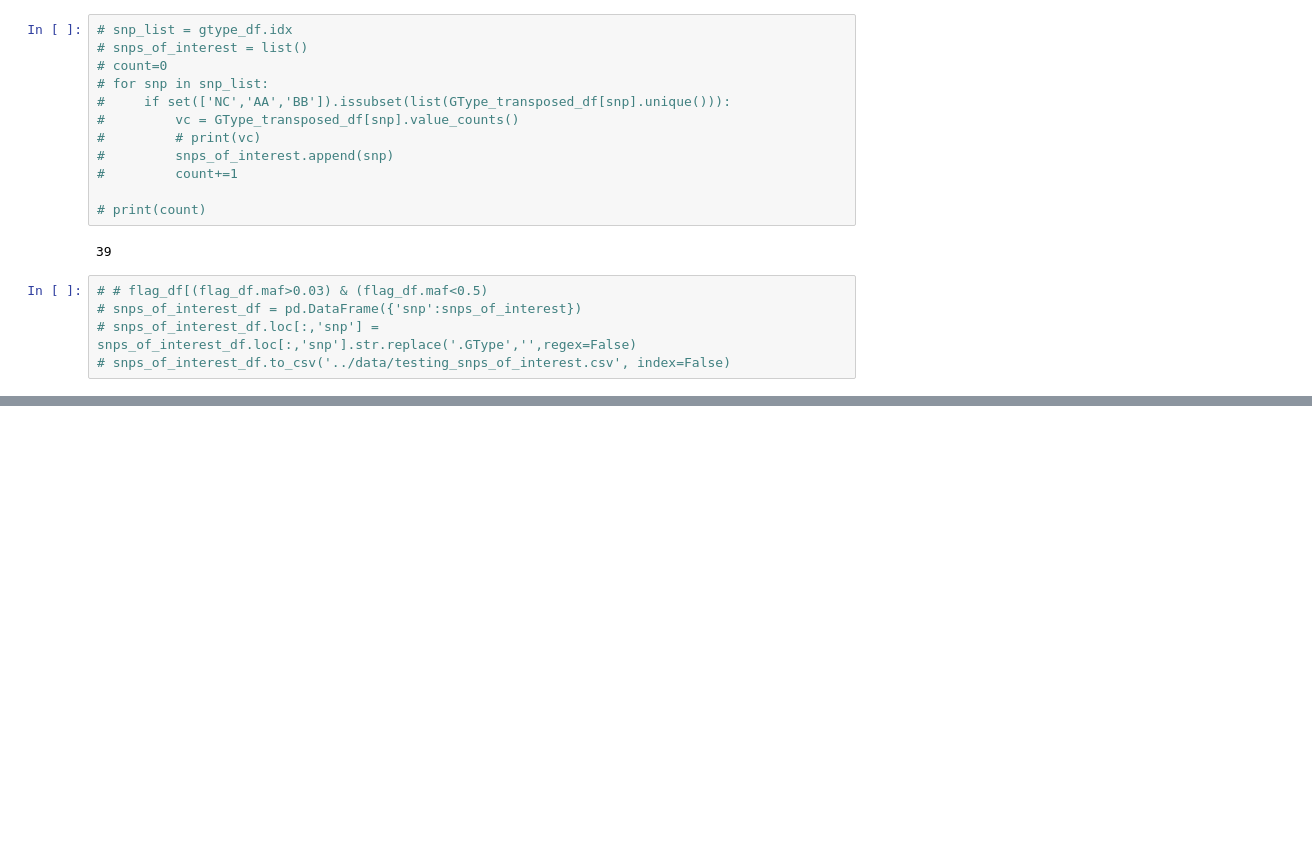
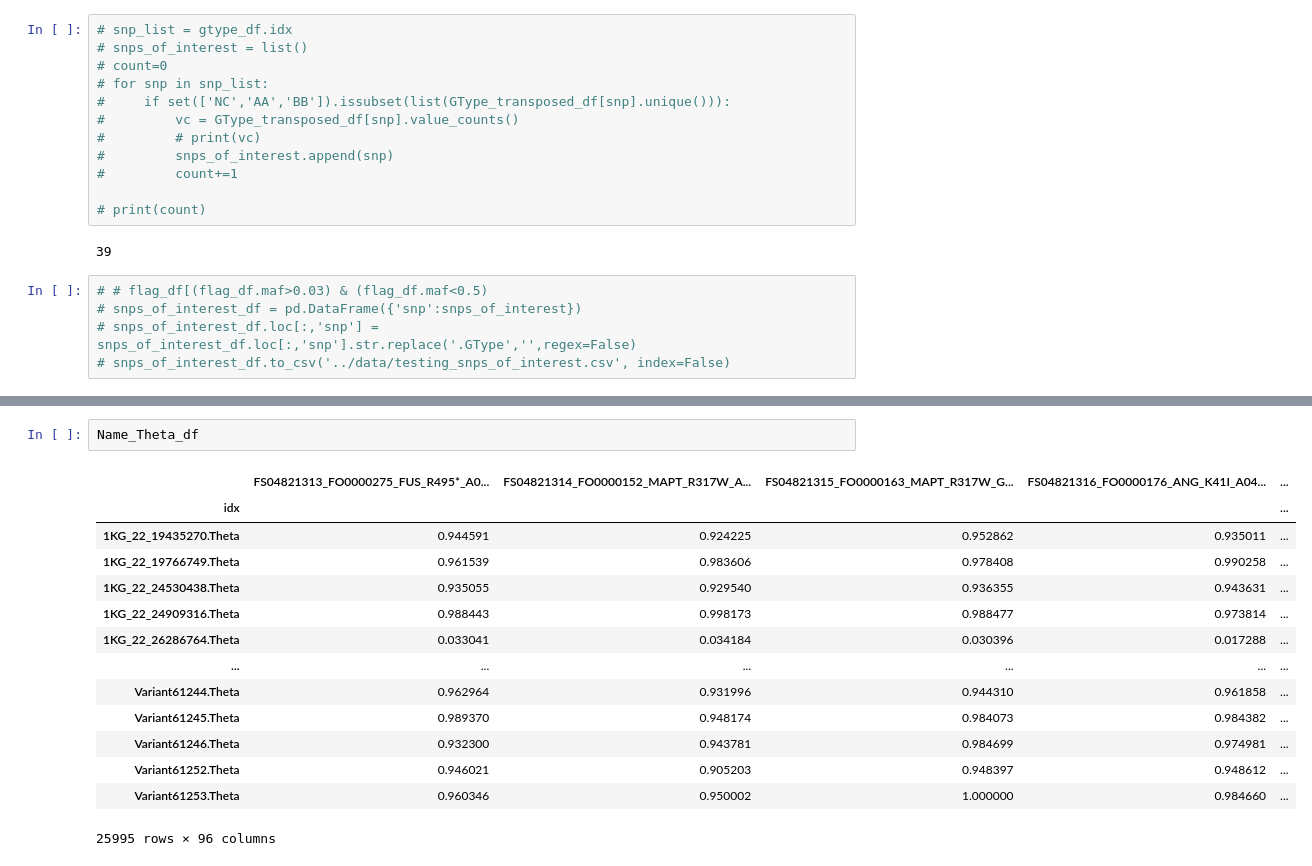
Before and after one commit to dvitale199/ClusterBuster, a Jupyter notebook: ClusterBuster_testing.ipynb, the cells around one changed output, grey strips where cells are left out. Saved outputs shown, nothing was run; the diff lists cells and outputs as text; blank space fills up the shorter version.

```diff
--- a/ClusterBuster_testing.ipynb
+++ b/ClusterBuster_testing.ipynb
@@ -413,0 +533,17 @@ y_pred
+# %%
+Name_Theta_df
+# %% [output]
+|  | FS04821313_FO0000275_FUS_R495*_A0... | FS04821314_FO0000152_MAPT_R317W_A... | FS04821315_FO0000163_MAPT_R317W_G... | FS04821316_FO0000176_ANG_K41I_A04... | ... |
+| idx |  |  |  |  | ... |
+| 1KG_22_19435270.Theta | 0.944591 | 0.924225 | 0.952862 | 0.935011 | ... |
+| 1KG_22_19766749.Theta | 0.961539 | 0.983606 | 0.978408 | 0.990258 | ... |
+| 1KG_22_24530438.Theta | 0.935055 | 0.929540 | 0.936355 | 0.943631 | ... |
+| 1KG_22_24909316.Theta | 0.988443 | 0.998173 | 0.988477 | 0.973814 | ... |
+| 1KG_22_26286764.Theta | 0.033041 | 0.034184 | 0.030396 | 0.017288 | ... |
+| ... | ... | ... | ... | ... | ... |
+| Variant61244.Theta | 0.962964 | 0.931996 | 0.944310 | 0.961858 | ... |
+| Variant61245.Theta | 0.989370 | 0.948174 | 0.984073 | 0.984382 | ... |
+| Variant61246.Theta | 0.932300 | 0.943781 | 0.984699 | 0.974981 | ... |
+| Variant61252.Theta | 0.946021 | 0.905203 | 0.948397 | 0.948612 | ... |
+| Variant61253.Theta | 0.960346 | 0.950002 | 1.000000 | 0.984660 | ... |
+25995 rows × 96 columns
```
Also changed, not shown: parts of 11 cells of this notebook, 2 other files.
